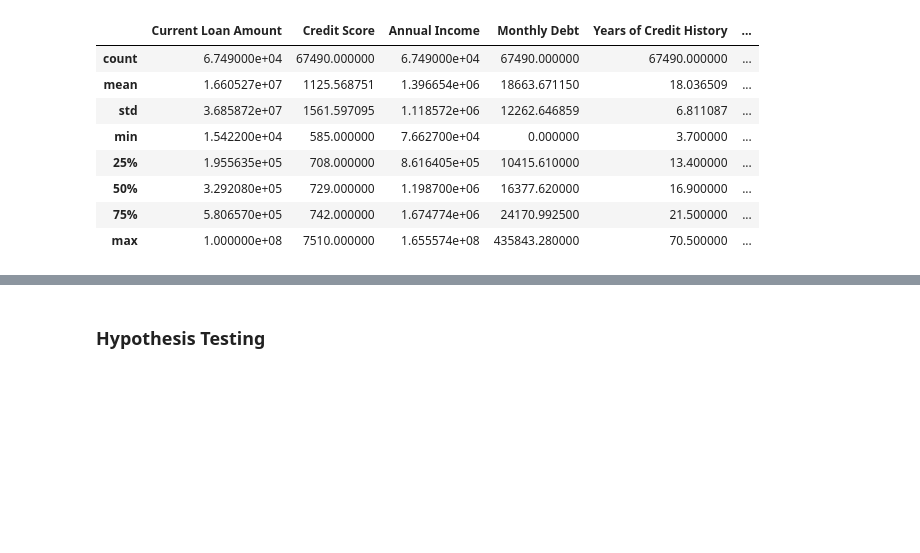
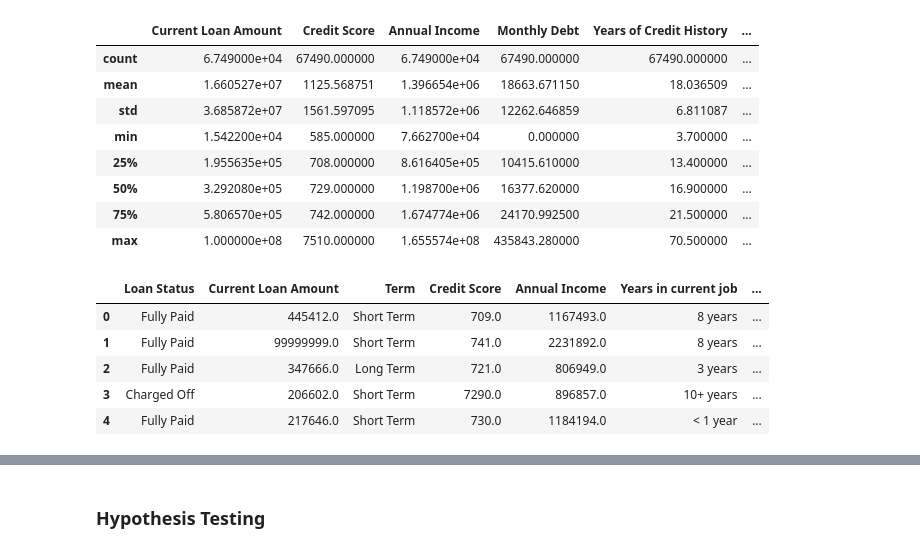
Before and after one commit to Hitstar53/ADV-Practicals, a Jupyter notebook: Exp7/exp7.ipynb, the cells around one changed output, grey strips where cells are left out. Cells and saved outputs as stored; diff of their text form; code cells hidden in the pictures; blank space fills up the shorter version.

```diff
--- a/Exp7/exp7.ipynb
+++ b/Exp7/exp7.ipynb
@@ -189,6 +189,16 @@ data.describe()
 # %%
 # save cleaned data
 data.to_csv('../Datasets/bank_loans_cleaned.csv', index=False)
+# %%
+df = pd.read_csv('../Datasets/bank_loans_cleaned.csv')
+df.head()
+# %% [output]
+|  | Loan Status | Current Loan Amount | Term | Credit Score | Annual Income | Years in current job | ... |
+| 0 | Fully Paid | 445412.0 | Short Term | 709.0 | 1167493.0 | 8 years | ... |
+| 1 | Fully Paid | 99999999.0 | Short Term | 741.0 | 2231892.0 | 8 years | ... |
+| 2 | Fully Paid | 347666.0 | Long Term | 721.0 | 806949.0 | 3 years | ... |
+| 3 | Charged Off | 206602.0 | Short Term | 7290.0 | 896857.0 | 10+ years | ... |
+| 4 | Fully Paid | 217646.0 | Short Term | 730.0 | 1184194.0 | < 1 year | ... |
 # %% [markdown]
 <p style="page-break-after:always;"></p>
 # %% [markdown]
```
Also changed, not shown: 13 other files.
